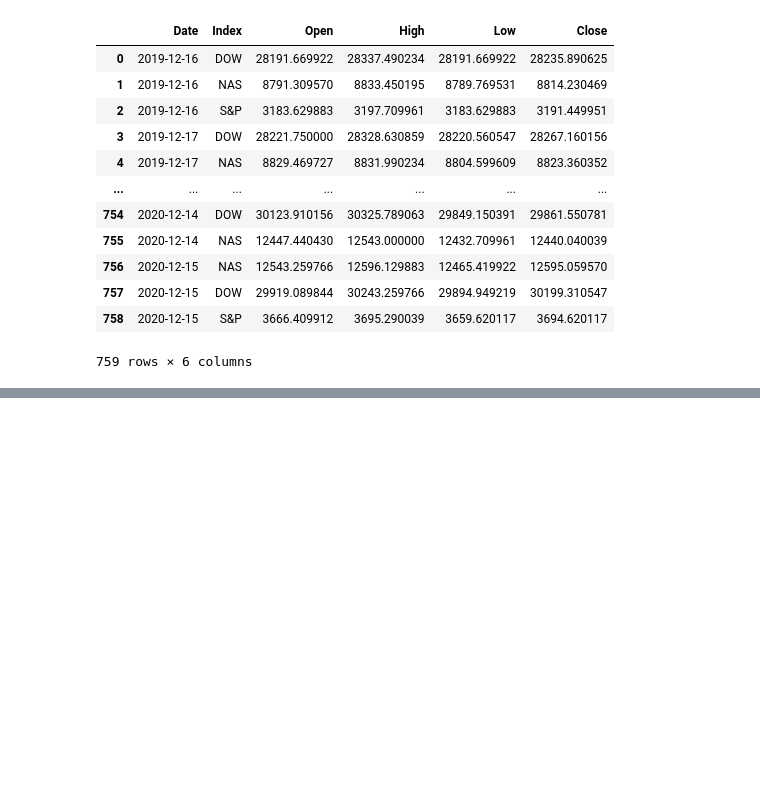
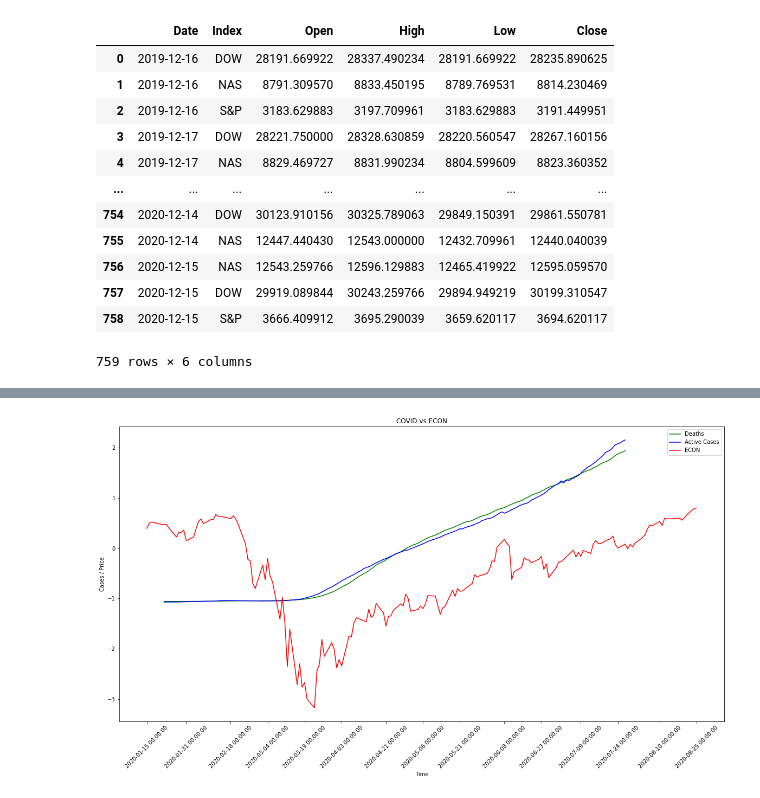
Before and after one commit to JonathanConn/320_final, a Jupyter notebook: main.ipynb, the cells around one changed output, grey strips where cells are left out. Drawn from its saved outputs; the diff is of its cells as text; code cells hidden in the pictures; blank space fills up the shorter version.

```diff
--- a/main.ipynb
+++ b/main.ipynb
@@ -278,0 +299,30 @@ plt.show()
+# %%
+figure(figsize=(20, 10))
+
+# sum each index for every date and mean normalizing
+ndaily_df = daily_df.copy(deep=True)
+ndaily_df = ndaily_df[['Date', 'Active', 'Deaths']]
+
+ndaily_df = ndaily_df.sort_values('Date')
+ndaily_df['Active'] = (ndaily_df['Active'] - ndaily_df['Active'].mean()) / ndaily_df['Active'].std()
+ndaily_df['Deaths'] = (ndaily_df['Deaths'] - ndaily_df['Deaths'].mean()) / ndaily_df['Deaths'].std()
+
+temp_df = norm_df.copy(deep=True)
+temp_df = temp_df.iloc[20:175]
+temp_df = temp_df.reset_index(drop = True)
+
+plt.plot(ndaily_df['Date'], ndaily_df['Deaths'], color='green', label='Deaths')
+plt.plot(ndaily_df['Date'], ndaily_df['Active'], color='blue', label='Active Cases')
+plt.plot(temp_df['Date'], temp_df['Close'], color='red', label='ECON')
+
+plt.title('COVID vs ECON')
+plt.xlabel('Time')
+plt.ylabel('Cases / Price')
+
+plt.xticks(temp_df['Date'], temp_df['Date'], rotation=45)
+plt.locator_params(axis='x', nbins=15)
+
+plt.legend()
+plt.show()
+# %% [output]
+[figure, added]
```
Also changed, not shown: parts of 17 cells of this notebook.
